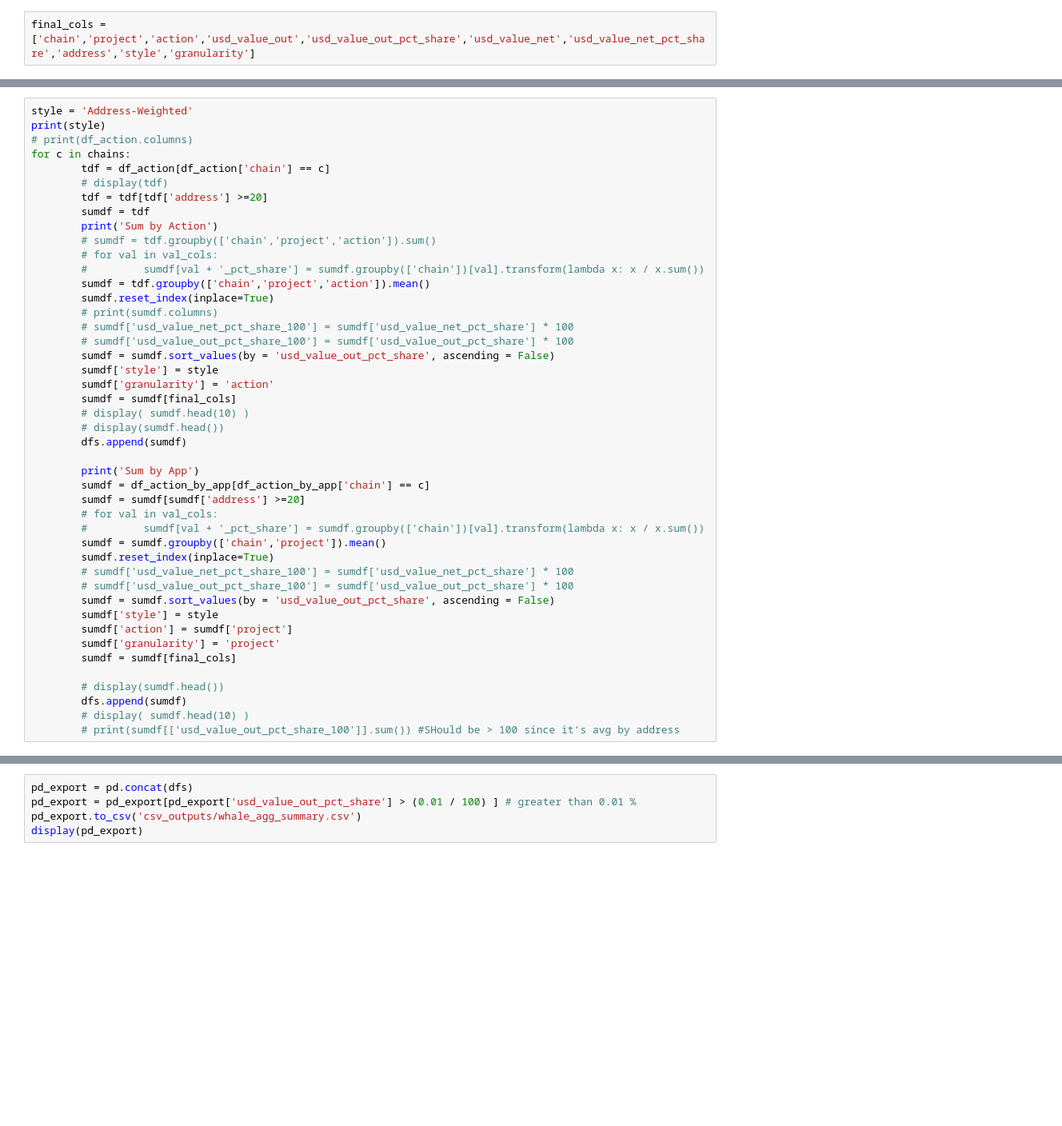
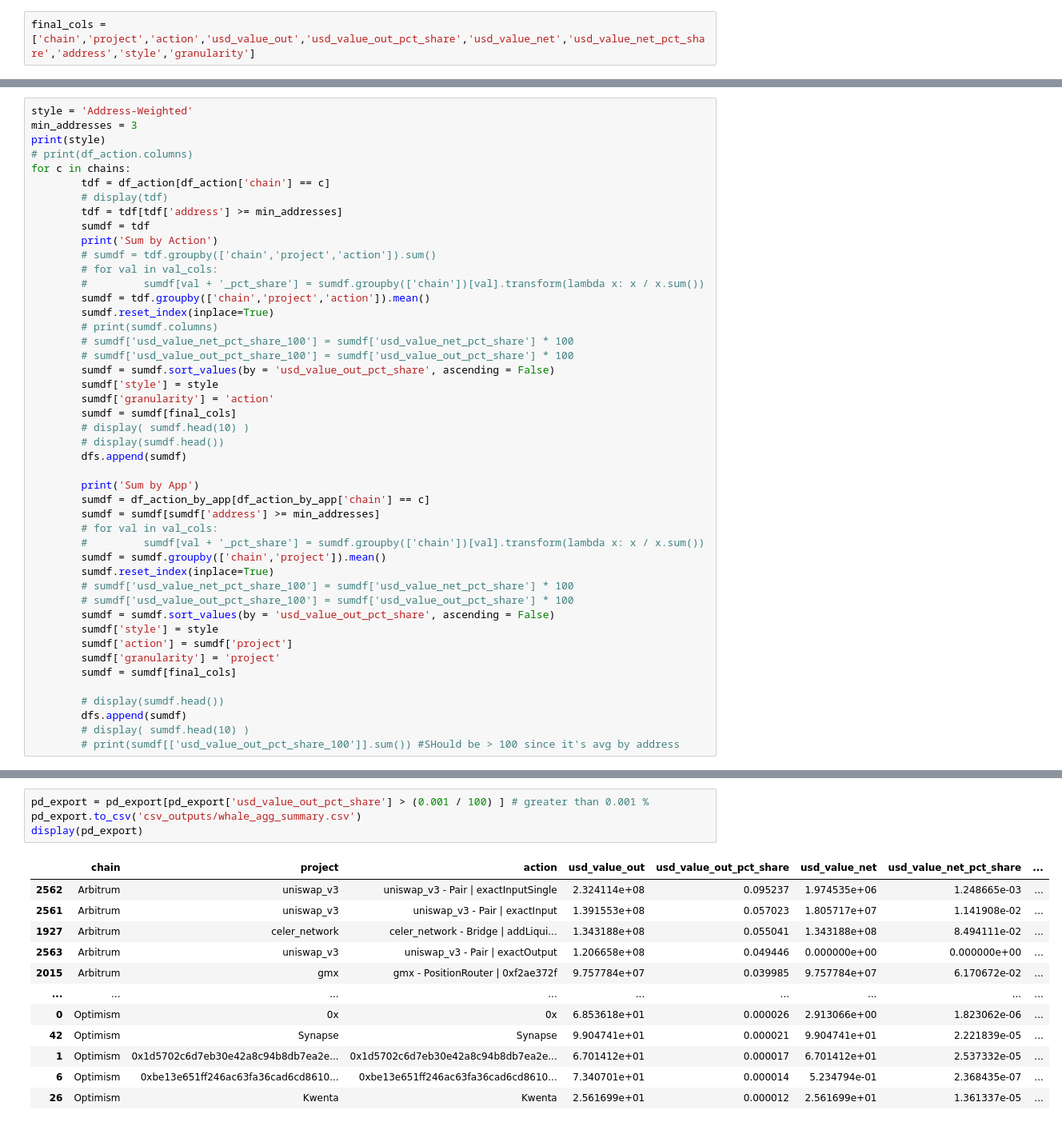
Before and after one commit to MSilb7/op_data, a Jupyter notebook: op_whale_actions.ipynb, the cells around one changed output, grey strips where cells are left out. Shown: that part at 80% size. Drawn from its saved outputs; the diff is of its cells as text; blank space fills up the shorter version.

```diff
--- a/op_whale_actions.ipynb
+++ b/op_whale_actions.ipynb
@@ -203,11 +323,12 @@ for c in chains:
 # %%
 style = 'Address-Weighted'
+min_addresses = 3
 print(style)
 # print(df_action.columns)
 for c in chains:
         tdf = df_action[df_action['chain'] == c]
         # display(tdf)
-        tdf = tdf[tdf['address'] >=20]
+        tdf = tdf[tdf['address'] >= min_addresses]
         sumdf = tdf
         print('Sum by Action')
         # sumdf = tdf.groupby(['chain','project','action']).sum()
@@ -228,7 +349,7 @@ for c in chains:
 
         print('Sum by App')
         sumdf = df_action_by_app[df_action_by_app['chain'] == c]
-        sumdf = sumdf[sumdf['address'] >=20]
+        sumdf = sumdf[sumdf['address'] >= min_addresses]
         # for val in val_cols:
         #         sumdf[val + '_pct_share'] = sumdf.groupby(['chain'])[val].transform(lambda x: x / x.sum())
         sumdf = sumdf.groupby(['chain','project']).mean()
@@ -248,5 +389,17 @@ for c in chains:
 # %%
-pd_export = pd.concat(dfs)
-pd_export = pd_export[pd_export['usd_value_out_pct_share'] > (0.01 / 100) ] # greater than 0.01 %
+pd_export = pd_export[pd_export['usd_value_out_pct_share'] > (0.001 / 100) ] # greater than 0.001 %
 pd_export.to_csv('csv_outputs/whale_agg_summary.csv')
 display(pd_export)
+# %% [output]
+|  | chain | project | action | usd_value_out | usd_value_out_pct_share | usd_value_net | usd_value_net_pct_share | ... |
+| 2562 | Arbitrum | uniswap_v3 | uniswap_v3 - Pair | exactInputSingle | 2.324114e+08 | 0.095237 | 1.974535e+06 | 1.248665e-03 | ... |
+| 2561 | Arbitrum | uniswap_v3 | uniswap_v3 - Pair | exactInput | 1.391553e+08 | 0.057023 | 1.805717e+07 | 1.141908e-02 | ... |
+| 1927 | Arbitrum | celer_network | celer_network - Bridge | addLiqui... | 1.343188e+08 | 0.055041 | 1.343188e+08 | 8.494111e-02 | ... |
+| 2563 | Arbitrum | uniswap_v3 | uniswap_v3 - Pair | exactOutput | 1.206658e+08 | 0.049446 | 0.000000e+00 | 0.000000e+00 | ... |
+| 2015 | Arbitrum | gmx | gmx - PositionRouter | 0xf2ae372f | 9.757784e+07 | 0.039985 | 9.757784e+07 | 6.170672e-02 | ... |
+| ... | ... | ... | ... | ... | ... | ... | ... | ... |
+| 0 | Optimism | 0x | 0x | 6.853618e+01 | 0.000026 | 2.913066e+00 | 1.823062e-06 | ... |
+| 42 | Optimism | Synapse | Synapse | 9.904741e+01 | 0.000021 | 9.904741e+01 | 2.221839e-05 | ... |
+| 1 | Optimism | 0x1d5702c6d7eb30e42a8c94b8db7ea2e... | 0x1d5702c6d7eb30e42a8c94b8db7ea2e... | 6.701412e+01 | 0.000017 | 6.701412e+01 | 2.537332e-05 | ... |
+| 6 | Optimism | 0xbe13e651ff246ac63fa36cad6cd8610... | 0xbe13e651ff246ac63fa36cad6cd8610... | 7.340701e+01 | 0.000014 | 5.234794e-01 | 2.368435e-07 | ... |
+| 26 | Optimism | Kwenta | Kwenta | 2.561699e+01 | 0.000012 | 2.561699e+01 | 1.361337e-05 | ... |
```
Also changed, not shown: parts of 10 cells of this notebook, 6 other files.
